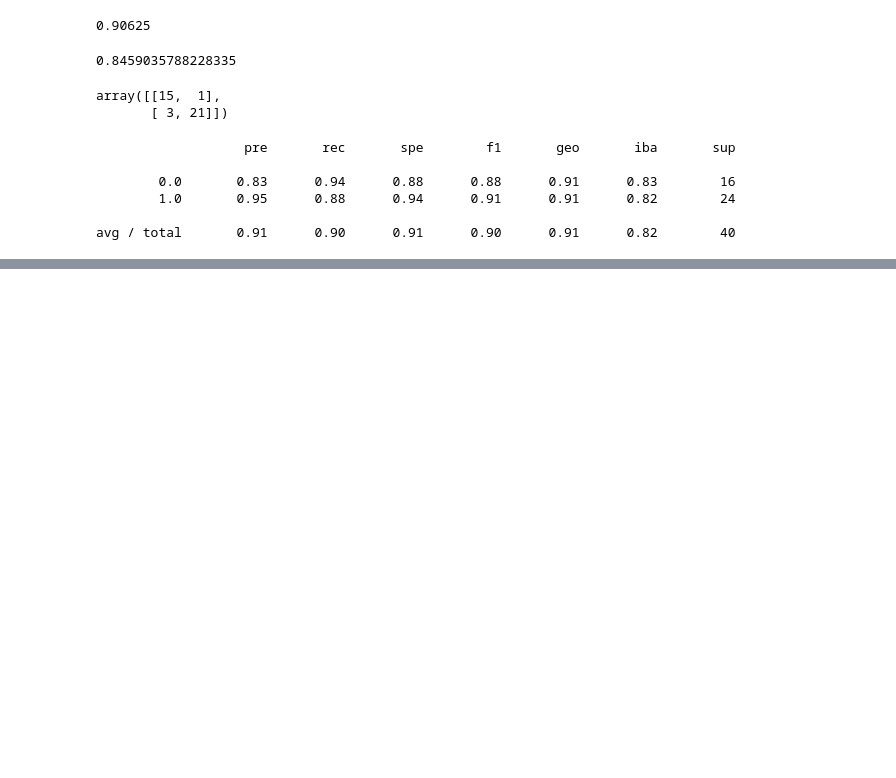
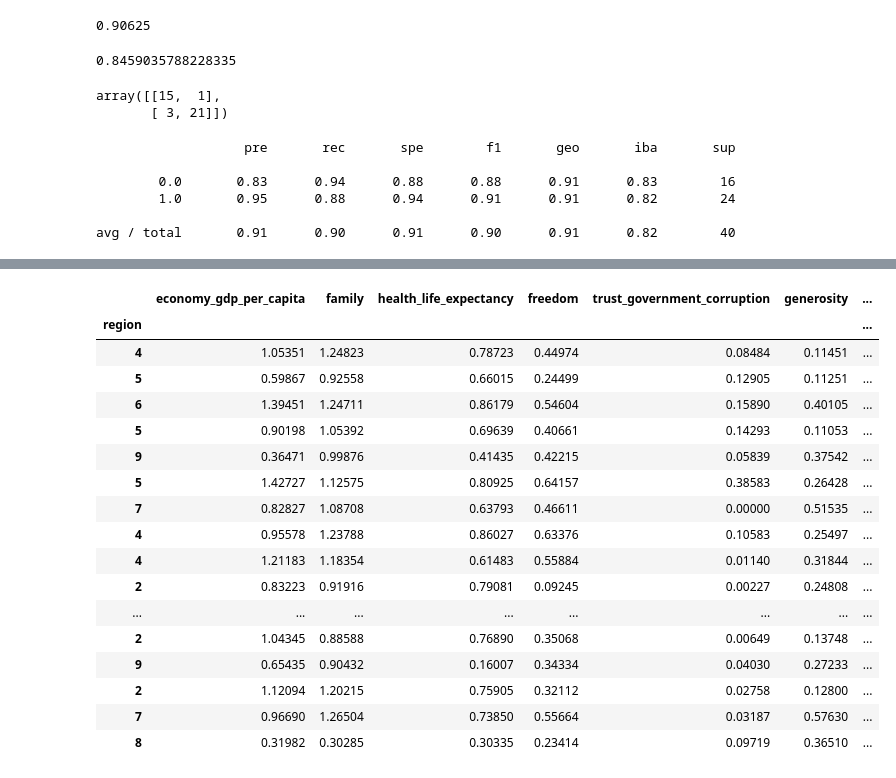
Before and after one commit to jbranaman/World_Happiness_Project, a Jupyter notebook: 2015_Machine_Learning.ipynb, the cells around one changed output, grey strips where cells are left out. Cells and saved outputs as stored; diff of their text form; code cells hidden in the pictures; blank space fills up the shorter version.

```diff
--- a/2015_Machine_Learning.ipynb
+++ b/2015_Machine_Learning.ipynb
@@ -294,0 +334,25 @@ avg / total       0.91      0.90      0.91      0.90      0.91      0.82
+# %%
+X_test["Original"] = y_test
+# %%
+X_test["Predictive"] = y_pred_comb
+# %%
+X_test
+# %% [output]
+|  | economy_gdp_per_capita | family | health_life_expectancy | freedom | trust_government_corruption | generosity | ... |
+| region |  |  |  |  |  |  | ... |
+| 4 | 1.05351 | 1.24823 | 0.78723 | 0.44974 | 0.08484 | 0.11451 | ... |
+| 5 | 0.59867 | 0.92558 | 0.66015 | 0.24499 | 0.12905 | 0.11251 | ... |
+| 6 | 1.39451 | 1.24711 | 0.86179 | 0.54604 | 0.15890 | 0.40105 | ... |
+| 5 | 0.90198 | 1.05392 | 0.69639 | 0.40661 | 0.14293 | 0.11053 | ... |
+| 9 | 0.36471 | 0.99876 | 0.41435 | 0.42215 | 0.05839 | 0.37542 | ... |
+| 5 | 1.42727 | 1.12575 | 0.80925 | 0.64157 | 0.38583 | 0.26428 | ... |
+| 7 | 0.82827 | 1.08708 | 0.63793 | 0.46611 | 0.00000 | 0.51535 | ... |
+| 4 | 0.95578 | 1.23788 | 0.86027 | 0.63376 | 0.10583 | 0.25497 | ... |
+| 4 | 1.21183 | 1.18354 | 0.61483 | 0.55884 | 0.01140 | 0.31844 | ... |
+| 2 | 0.83223 | 0.91916 | 0.79081 | 0.09245 | 0.00227 | 0.24808 | ... |
+| ... | ... | ... | ... | ... | ... | ... | ... |
+| 2 | 1.04345 | 0.88588 | 0.76890 | 0.35068 | 0.00649 | 0.13748 | ... |
+| 9 | 0.65435 | 0.90432 | 0.16007 | 0.34334 | 0.04030 | 0.27233 | ... |
+| 2 | 1.12094 | 1.20215 | 0.75905 | 0.32112 | 0.02758 | 0.12800 | ... |
+| 7 | 0.96690 | 1.26504 | 0.73850 | 0.55664 | 0.03187 | 0.57630 | ... |
+| 8 | 0.31982 | 0.30285 | 0.30335 | 0.23414 | 0.09719 | 0.36510 | ... |
```
Also changed, not shown: parts of 10 cells of this notebook.
